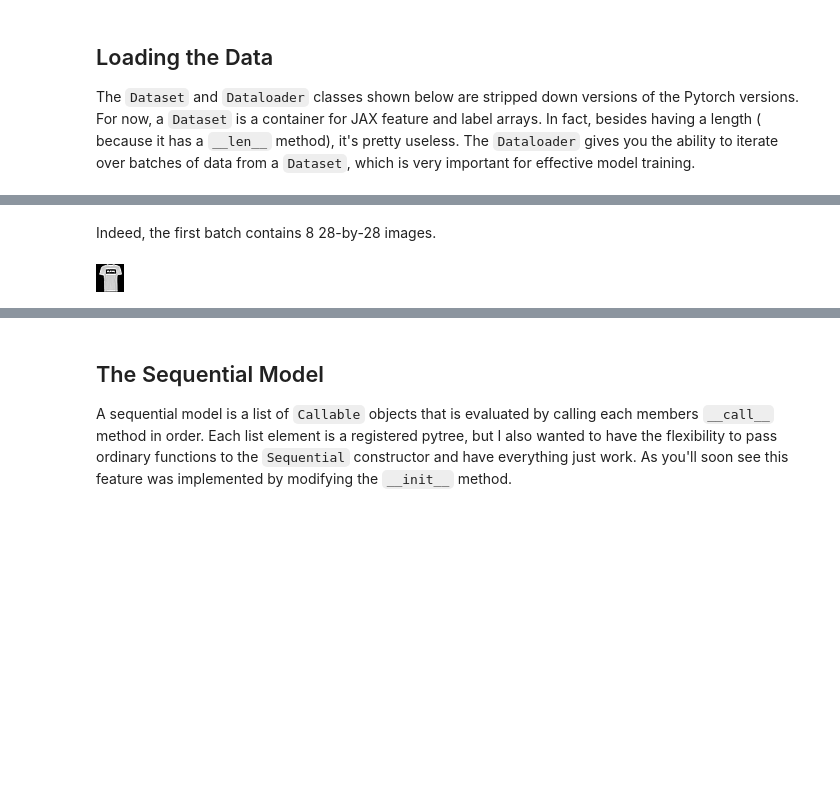
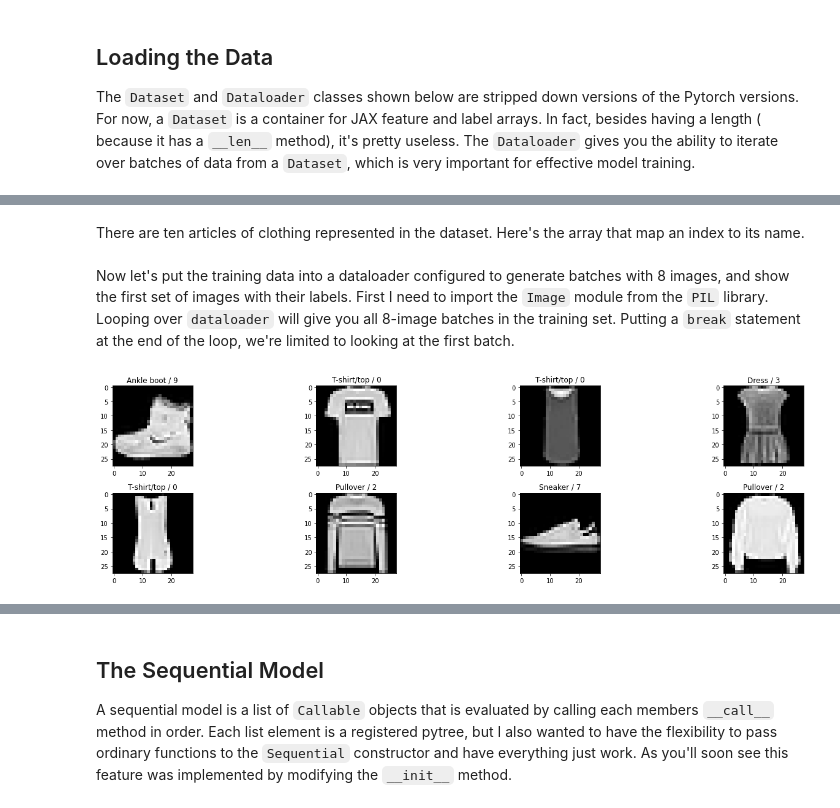
Before and after one commit to jrreed83/technicalities, a Jupyter notebook: _notebooks/2022-07-09-2022-JAX-MNIST.ipynb, the cells around one changed output, grey strips where cells are left out. Saved outputs shown, nothing was run; the diff lists cells and outputs as text; code cells hidden in the pictures; blank space fills up the shorter version.

Commit message:
done with fashion mnist

```diff
--- a/_notebooks/2022-07-09-2022-JAX-MNIST.ipynb
+++ b/_notebooks/2022-07-09-2022-JAX-MNIST.ipynb
@@ -96,6 +96,4 @@ Here's an example of the `Dataset` and `Dataloader` in action.  First we grab th
 # %%
-(X_train, y_train), _ = tf.keras.datasets.fashion_mnist.load_data()
-dataloader = Dataloader(
-    Dataset(X_train, y_train),
-    batchsize=8
-)
+(X_train, y_train), (X_test, y_test) = tf.keras.datasets.fashion_mnist.load_data()
+print(f'Number training examples = {len(y_train)}')
+print(f'Number testing examples = {len(y_test)}')
@@ -110,9 +103,2 @@ shape of X_0 = (8, 28, 28), shape of y_0 = (8,)
-# %% [markdown]
-Indeed, the first batch contains 8 28-by-28 images.
-# %%
-from PIL import Image
-
-img = Image.fromarray(X_0[1,:,:])
-img
-# %% [output]
-[figure, removed]
+# %% [markdown]
+There are ten articles of clothing represented in the dataset.  Here's the array that map an index to its name.
@@ -118,0 +118,19 @@ img
+# %% [markdown]
+Now let's put the training data into a dataloader configured to generate batches with 8 images, and show the first set of images with their labels. First I need to import the `Image` module from the `PIL` library.  Looping over `dataloader` will give you all 8-image batches in the training set.  Putting a `break` statement at the end of the loop, we're limited to looking at the first batch.
+# %%
+from PIL import Image
+dataloader = Dataloader(Dataset(X_train, y_train), batchsize=8)
+
+
+for X_batch, y_batch in dataloader:
+    plt.figure(1, figsize=(20,5))
+    for i, (X, y) in enumerate(zip(X_batch, y_batch)):
+        img = Image.fromarray(X)
+        plt.subplot(2,4,i+1)
+        plt.imshow(img, cmap='gray')
+        plt.title(f'{class_labels[y]} / {y}')
+    plt.tight_layout()
+
+    break
+# %% [output]
+[figure, added]
```
Also changed, not shown: parts of 25 cells of this notebook.
